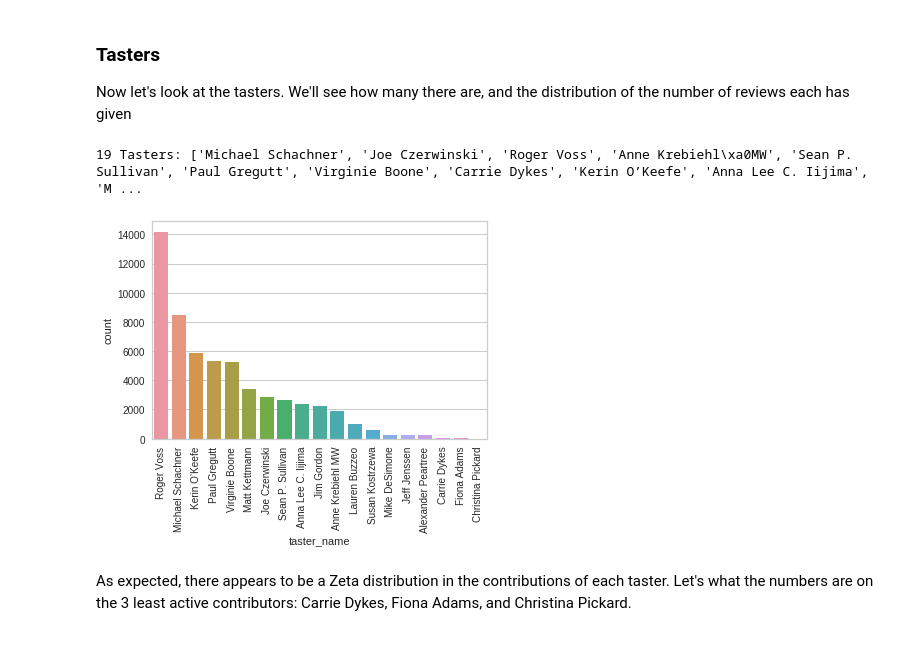
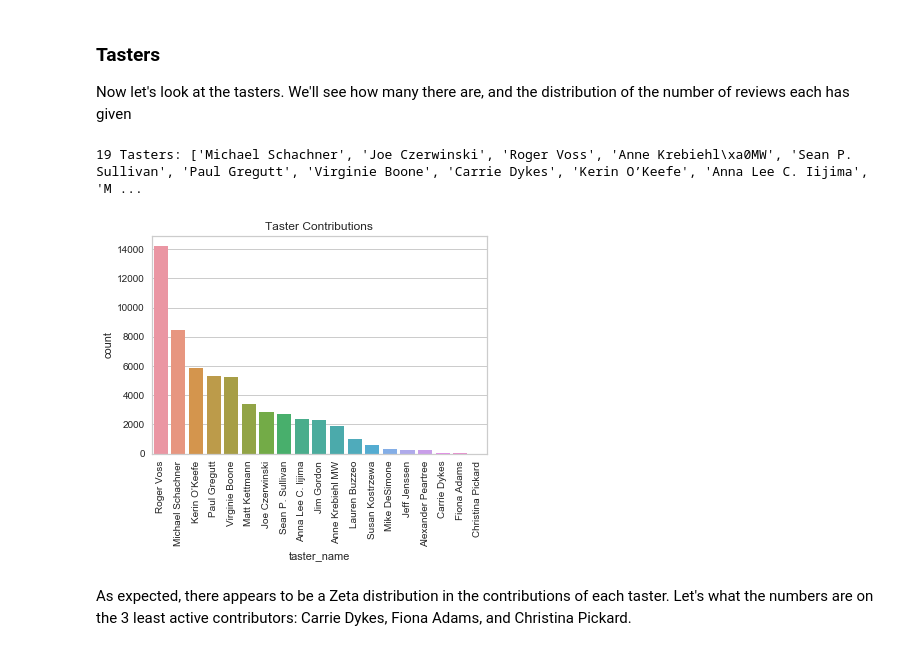
Before and after one commit to AustinDoolittle/WineReviewsNLP, a Jupyter notebook: EDA.ipynb, the cells around one changed output. Saved outputs shown, nothing was run; the diff lists cells and outputs as text; code cells hidden in the pictures.

Commit message:
Add image data

```diff
--- a/EDA.ipynb
+++ b/EDA.ipynb
@@ -308,14 +318,15 @@ Now let's look at the tasters. We'll see how many there are, and the distributio
 # %%
 tasters = train_df.taster_name.dropna().unique()
 print(f'{len(tasters)} Tasters: {list(tasters)}')
 train_df.taster_name = train_df.taster_name.astype('category')
 
 taster_counts  = train_df.taster_name.value_counts()
 ax = sns.countplot(train_df.taster_name, order=taster_counts.index)
+ax.set_title('Taster Contributions')
 _ = ax.set_xticklabels(taster_counts.index, rotation=90)
 # %% [output]
 19 Tasters: ['Michael Schachner', 'Joe Czerwinski', 'Roger Voss', 'Anne Krebiehl\xa0MW', 'Sean P. Sullivan', 'Paul Gregutt', 'Virginie Boone', 'Carrie Dykes', 'Kerin O’Keefe', 'Anna Lee C. Iijima', 'M ...
-[figure, old version]
+[figure, new version]
 # %% [markdown]
 As expected, there appears to be a Zeta distribution in the contributions of each taster. Let's what the numbers are on the 3 least active contributors: Carrie Dykes, Fiona Adams, and Christina Pickard.
 # %%
```
Also changed, not shown: parts of 19 cells of this notebook, 5 other files.
